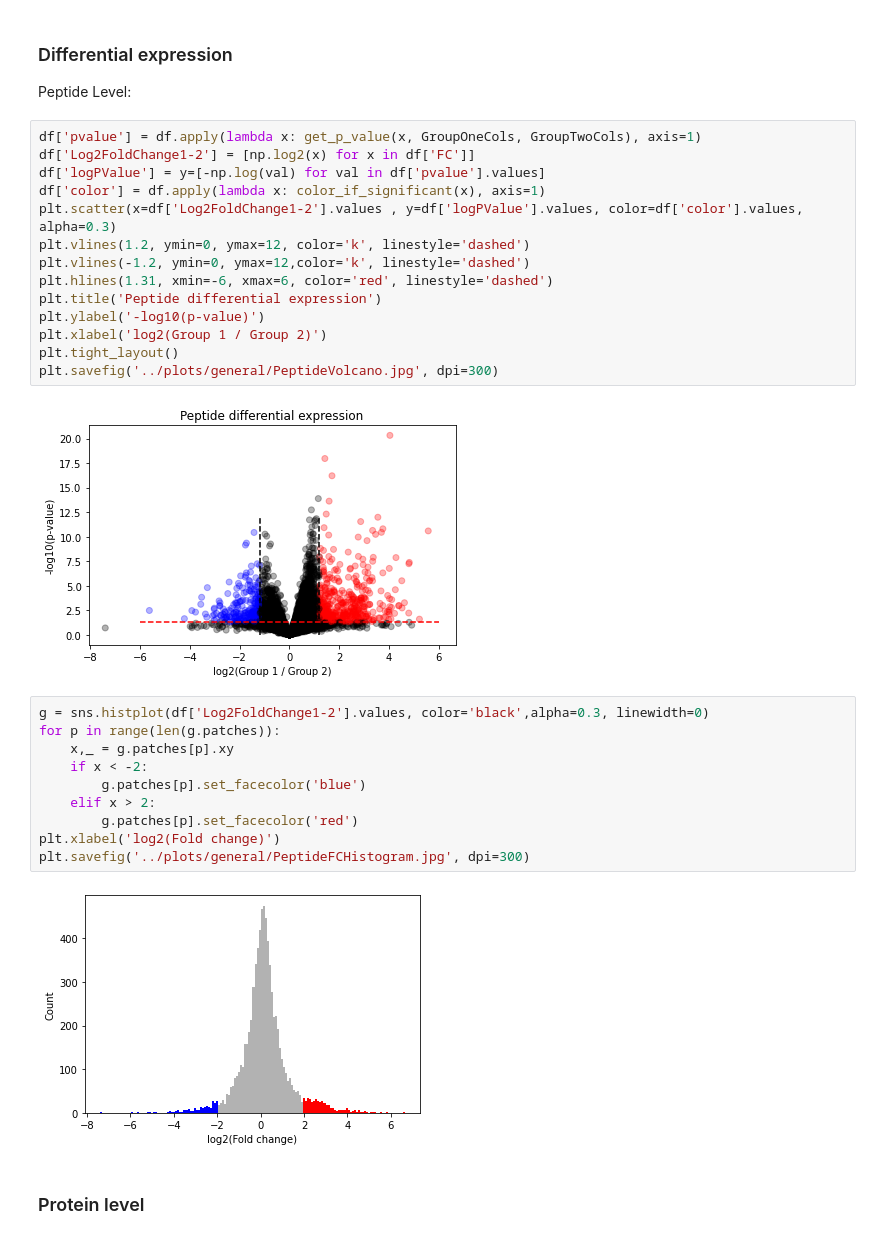
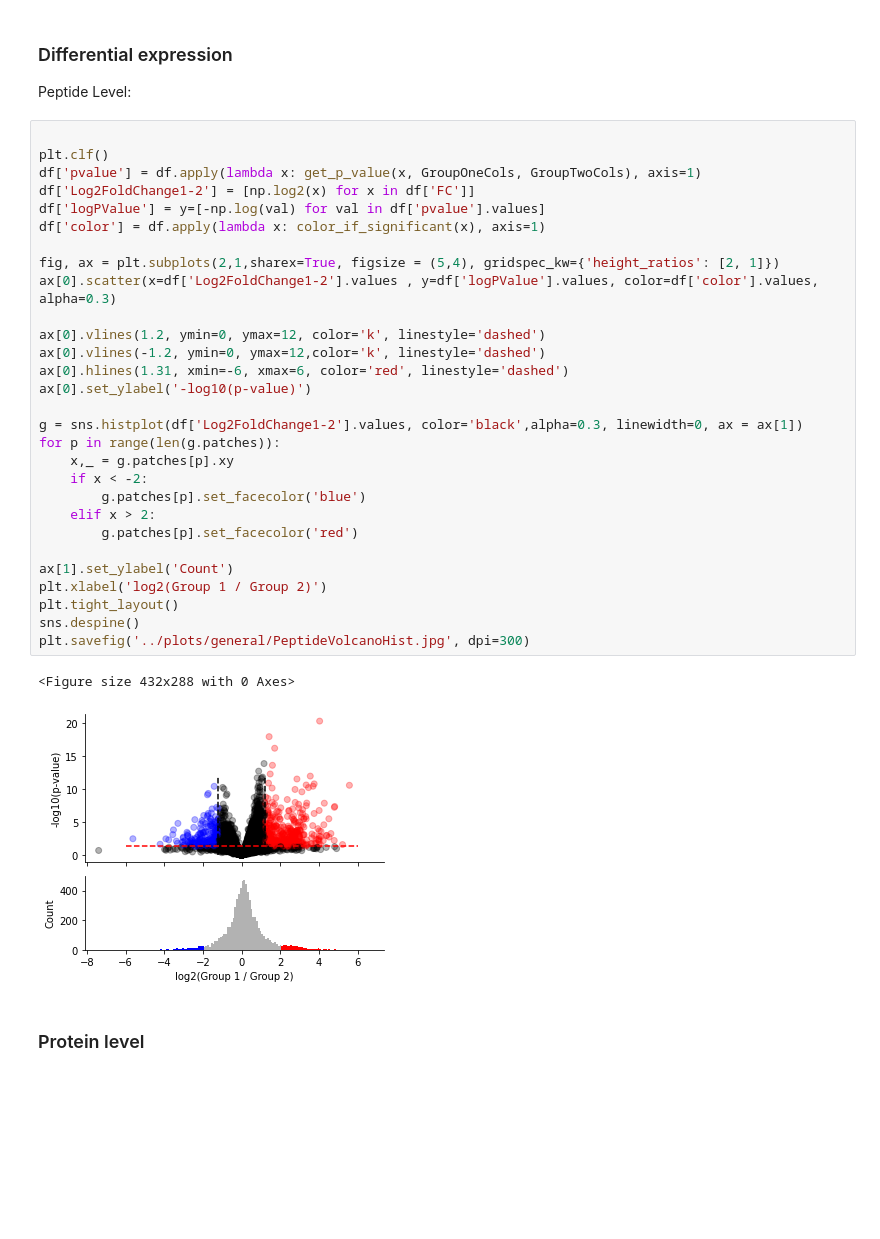
Before and after one commit to ErikHartman/sepsis-ml, a Jupyter notebook: src/general.ipynb, the cells around one changed output. Drawn from its saved outputs; the diff is of its cells as text; blank space fills up the shorter version.

```diff
--- a/src/general.ipynb
+++ b/src/general.ipynb
@@ -125,33 +125,37 @@ plt.savefig('../plots/general/PeptideIntensityHistogram.jpg', dpi=300)
 ### Differential expression
 Peptide Level:
 # %%
+
+plt.clf()
 df['pvalue'] = df.apply(lambda x: get_p_value(x, GroupOneCols, GroupTwoCols), axis=1)
 df['Log2FoldChange1-2'] = [np.log2(x) for x in df['FC']]
 df['logPValue'] = y=[-np.log(val) for val in df['pvalue'].values]
 df['color'] = df.apply(lambda x: color_if_significant(x), axis=1)
-plt.scatter(x=df['Log2FoldChange1-2'].values , y=df['logPValue'].values, color=df['color'].values, alpha=0.3)
-plt.vlines(1.2, ymin=0, ymax=12, color='k', linestyle='dashed')
-plt.vlines(-1.2, ymin=0, ymax=12,color='k', linestyle='dashed')
-plt.hlines(1.31, xmin=-6, xmax=6, color='red', linestyle='dashed')
-plt.title('Peptide differential expression')
-plt.ylabel('-log10(p-value)')
+
+fig, ax = plt.subplots(2,1,sharex=True, figsize = (5,4), gridspec_kw={'height_ratios': [2, 1]})
+ax[0].scatter(x=df['Log2FoldChange1-2'].values , y=df['logPValue'].values, color=df['color'].values, alpha=0.3)
+
+ax[0].vlines(1.2, ymin=0, ymax=12, color='k', linestyle='dashed')
+ax[0].vlines(-1.2, ymin=0, ymax=12,color='k', linestyle='dashed')
+ax[0].hlines(1.31, xmin=-6, xmax=6, color='red', linestyle='dashed')
+ax[0].set_ylabel('-log10(p-value)')
+
+g = sns.histplot(df['Log2FoldChange1-2'].values, color='black',alpha=0.3, linewidth=0, ax = ax[1])
+for p in range(len(g.patches)):
+    x,_ = g.patches[p].xy
+    if x < -2:
+        g.patches[p].set_facecolor('blue')
+    elif x > 2:
+        g.patches[p].set_facecolor('red')
+
+ax[1].set_ylabel('Count')
 plt.xlabel('log2(Group 1 / Group 2)')
 plt.tight_layout()
-plt.savefig('../plots/general/PeptideVolcano.jpg', dpi=300)
+sns.despine()
+plt.savefig('../plots/general/PeptideVolcanoHist.jpg', dpi=300)
 # %% [output]
+<Figure size 432x288 with 0 Axes>
-[figure, old version]
+[figure, new version]
-# %%
-g = sns.histplot(df['Log2FoldChange1-2'].values, color='black',alpha=0.3, linewidth=0)
-for p in range(len(g.patches)):
-    x,_ = g.patches[p].xy
-    if x < -2:
-        g.patches[p].set_facecolor('blue')
-    elif x > 2:
-        g.patches[p].set_facecolor('red')
-plt.xlabel('log2(Fold change)')
-plt.savefig('../plots/general/PeptideFCHistogram.jpg', dpi=300)
-# %% [output]
-[figure, removed]
 # %% [markdown]
 ### Protein level
 # %% [markdown]
```
Also changed, not shown: parts of 4 cells of this notebook, 8 other files.
